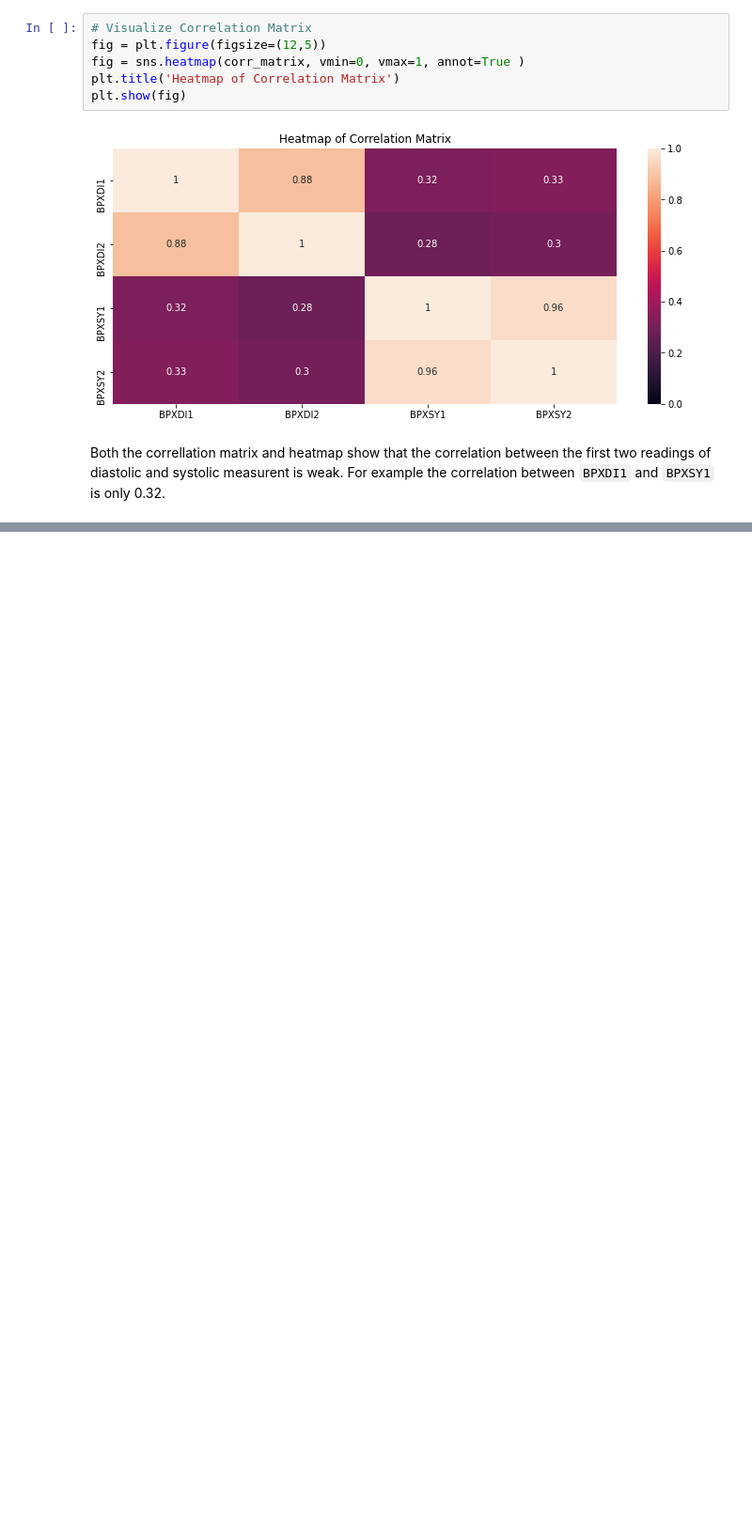
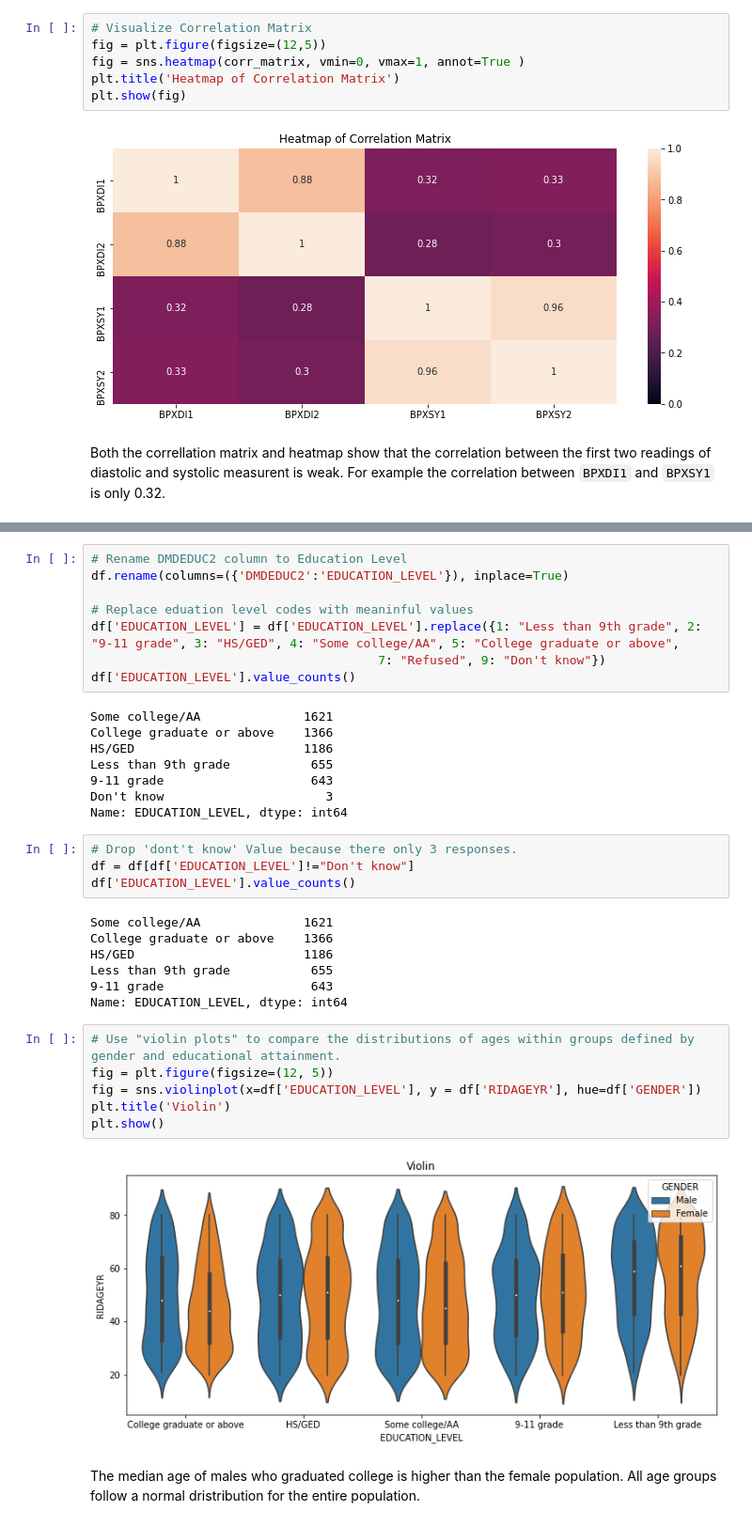
Before and after one commit to jaimebunay/statistics_in_python, a Jupyter notebook: basic_data_analysis/multivariate_example.ipynb, the cells around one changed output, grey strips where cells are left out. Shown at 94% size. Cells and saved outputs as stored; diff of their text form; blank space fills up the shorter version.

```diff
--- a/basic_data_analysis/multivariate_example.ipynb
+++ b/basic_data_analysis/multivariate_example.ipynb
@@ -62,0 +97,37 @@ Both the correllation matrix and heatmap show that the correlation between the f
+# %%
+# Rename DMDEDUC2 column to Education Level
+df.rename(columns=({'DMDEDUC2':'EDUCATION_LEVEL'}), inplace=True)
+
+# Replace eduation level codes with meaninful values
+df['EDUCATION_LEVEL'] = df['EDUCATION_LEVEL'].replace({1: "Less than 9th grade", 2: "9-11 grade", 3: "HS/GED", 4: "Some college/AA", 5: "College graduate or above",
+                                       7: "Refused", 9: "Don't know"})
+df['EDUCATION_LEVEL'].value_counts()
+# %% [output]
+Some college/AA              1621
+College graduate or above    1366
+HS/GED                       1186
+Less than 9th grade           655
+9-11 grade                    643
+Don't know                      3
+Name: EDUCATION_LEVEL, dtype: int64
+# %%
+# Drop 'dont't know' Value because there only 3 responses.
+df = df[df['EDUCATION_LEVEL']!="Don't know"]
+df['EDUCATION_LEVEL'].value_counts()
+# %% [output]
+Some college/AA              1621
+College graduate or above    1366
+HS/GED                       1186
+Less than 9th grade           655
+9-11 grade                    643
+Name: EDUCATION_LEVEL, dtype: int64
+# %%
+# Use "violin plots" to compare the distributions of ages within groups defined by gender and educational attainment.
+fig = plt.figure(figsize=(12, 5))
+fig = sns.violinplot(x=df['EDUCATION_LEVEL'], y = df['RIDAGEYR'], hue=df['GENDER'])
+plt.title('Violin')
+plt.show()
+# %% [output]
+[figure, added]
+# %% [markdown]
+The median age of males who graduated college is higher than the female population. All age groups follow a normal dristribution for the entire population.
```
Also changed, not shown: parts of 9 cells of this notebook.
